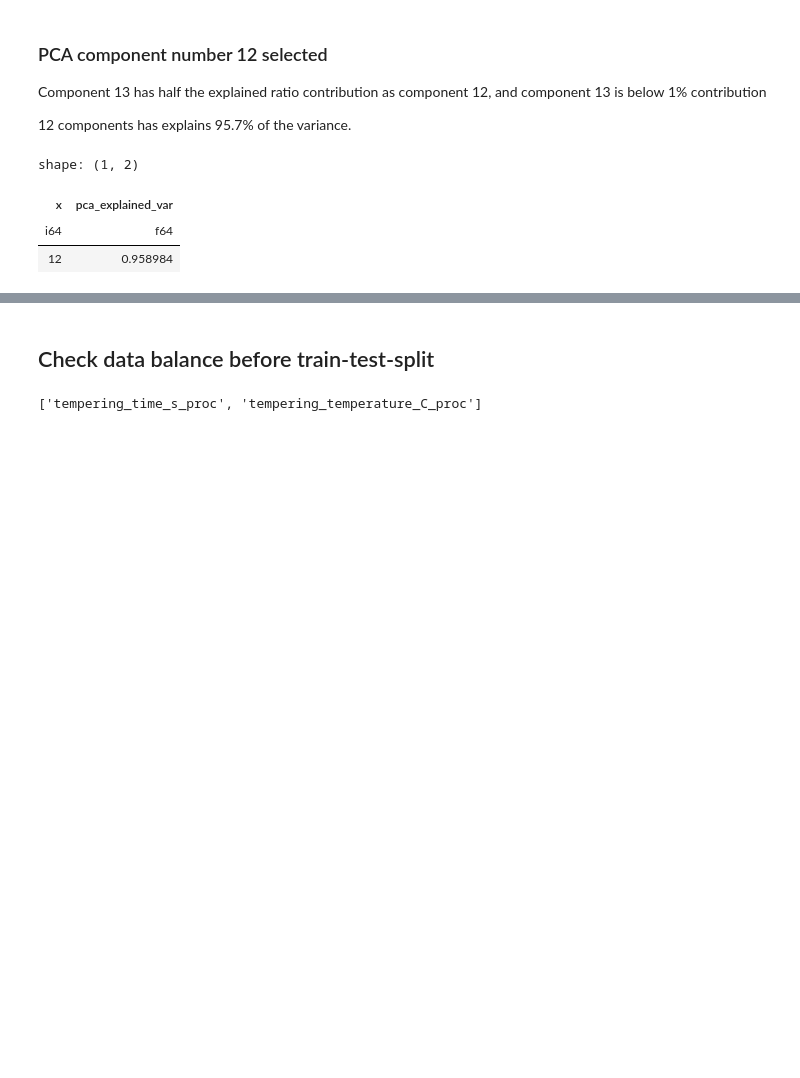
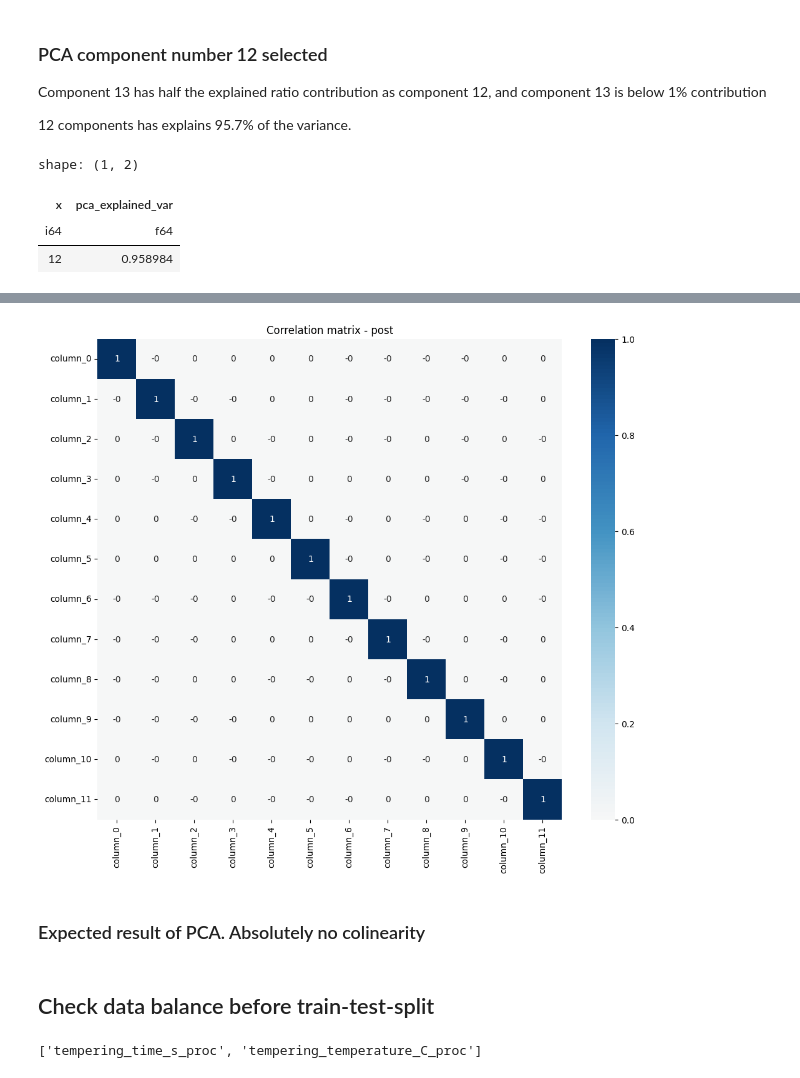
Before and after one commit to Nate-Sheibley/Mild-Steel-Tempering, a Jupyter notebook: Mild_Steel_Tempering-main.ipynb, the cells around one changed output, grey strips where cells are left out. Saved outputs shown, nothing was run; the diff lists cells and outputs as text; code cells hidden in the pictures; blank space fills up the shorter version.

```diff
--- a/Mild_Steel_Tempering-main.ipynb
+++ b/Mild_Steel_Tempering-main.ipynb
@@ -1556,3 +1618,17 @@ shape: (9, 13)
+# %%
+
+df_corr_pca = df_pca.to_pandas().corr(numeric_only=True).round(2)
+fig, ax = plt.subplots(figsize=(12, 10))
+sns.heatmap(df_corr_pca, annot=True, cmap='RdBu', center=0, ax=ax)
+
+
+ax.set_title('Correlation matrix - post')
+plt.show()
+# fig.savefig(f'{images_path}/corr_pca.png', bbox_inches='tight')
+# %% [output]
+[figure, added]
+# %% [markdown]
+### Expected result of PCA. Absolutely no colinearity
 # %% [markdown]
 ## Check data balance before train-test-split
 # %%
```
Also changed, not shown: parts of 55 cells of this notebook, 18 other files.
